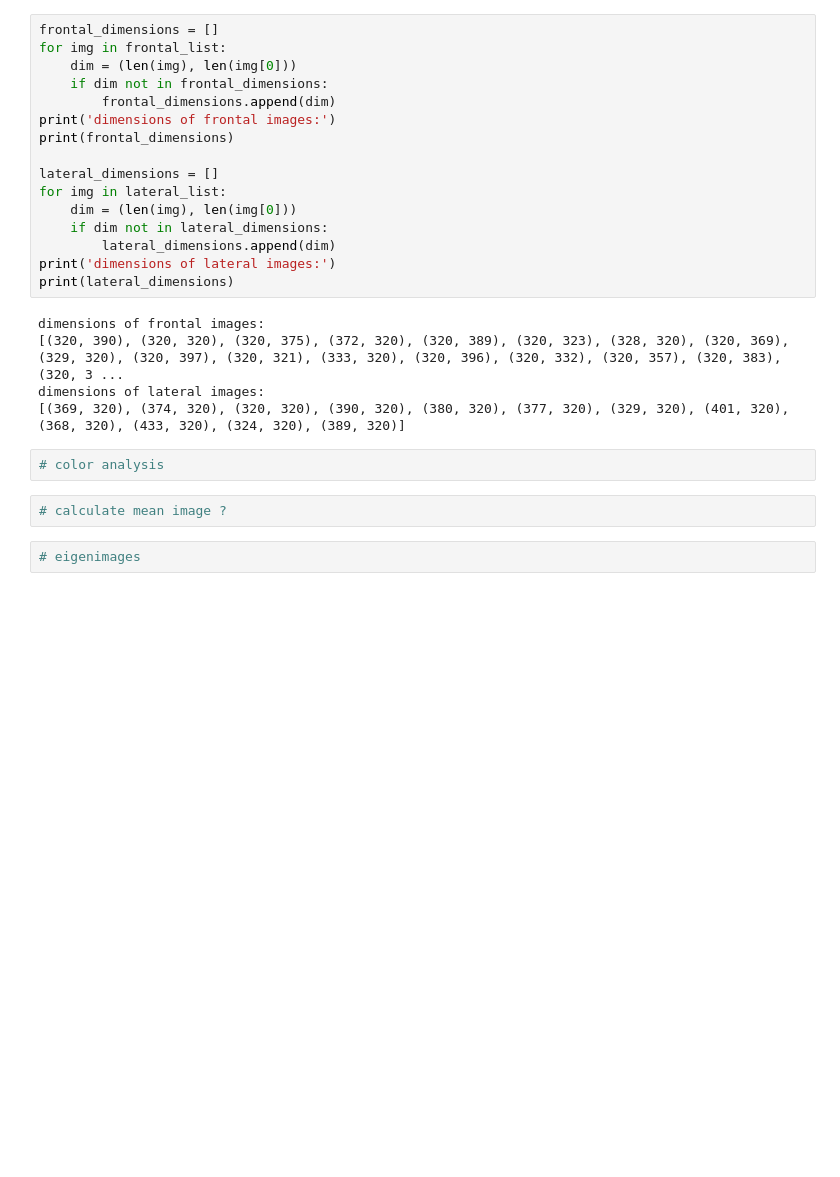
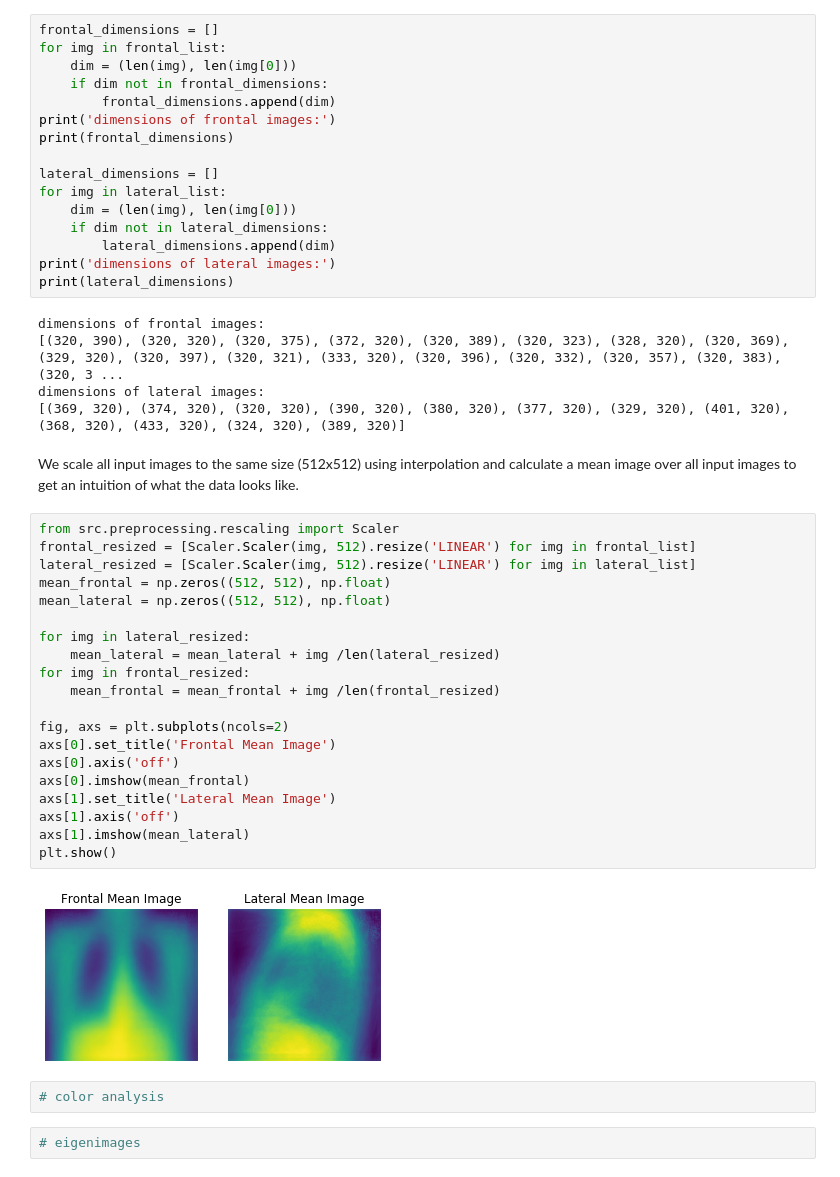
Before and after one commit to TobiasSchmidtDE/DeepL-MedicalImaging, a Jupyter notebook: src/datasets/chexpert_exploration.ipynb, the cells around one changed output. Drawn from its saved outputs; the diff is of its cells as text; blank space fills up the shorter version.

Commit message:
calculate mean image

```diff
--- a/src/datasets/chexpert_exploration.ipynb
+++ b/src/datasets/chexpert_exploration.ipynb
@@ -66,9 +66,32 @@ dimensions of frontal images:
 [(320, 390), (320, 320), (320, 375), (372, 320), (320, 389), (320, 323), (328, 320), (320, 369), (329, 320), (320, 397), (320, 321), (333, 320), (320, 396), (320, 332), (320, 357), (320, 383), (320, 3 ...
 dimensions of lateral images:
 [(369, 320), (374, 320), (320, 320), (390, 320), (380, 320), (377, 320), (329, 320), (401, 320), (368, 320), (433, 320), (324, 320), (389, 320)]
+# %% [markdown]
+We scale all input images to the same size (512x512) using interpolation and calculate a
+mean image over all input images to get an intuition of what the data looks like.
+# %%
+from src.preprocessing.rescaling import Scaler
+frontal_resized = [Scaler.Scaler(img, 512).resize('LINEAR') for img in frontal_list]
+lateral_resized = [Scaler.Scaler(img, 512).resize('LINEAR') for img in lateral_list]
+mean_frontal = np.zeros((512, 512), np.float)
+mean_lateral = np.zeros((512, 512), np.float)
+
+for img in lateral_resized:
+    mean_lateral = mean_lateral + img /len(lateral_resized)
+for img in frontal_resized:
+    mean_frontal = mean_frontal + img /len(frontal_resized)
+
+fig, axs = plt.subplots(ncols=2)
+axs[0].set_title('Frontal Mean Image')
+axs[0].axis('off')
+axs[0].imshow(mean_frontal)
+axs[1].set_title('Lateral Mean Image')
+axs[1].axis('off')
+axs[1].imshow(mean_lateral)
+plt.show()
+# %% [output]
+[figure, added]
 # %%
 # color analysis
-# %%
-# calculate mean image ?
 # %%
 # eigenimages
```
